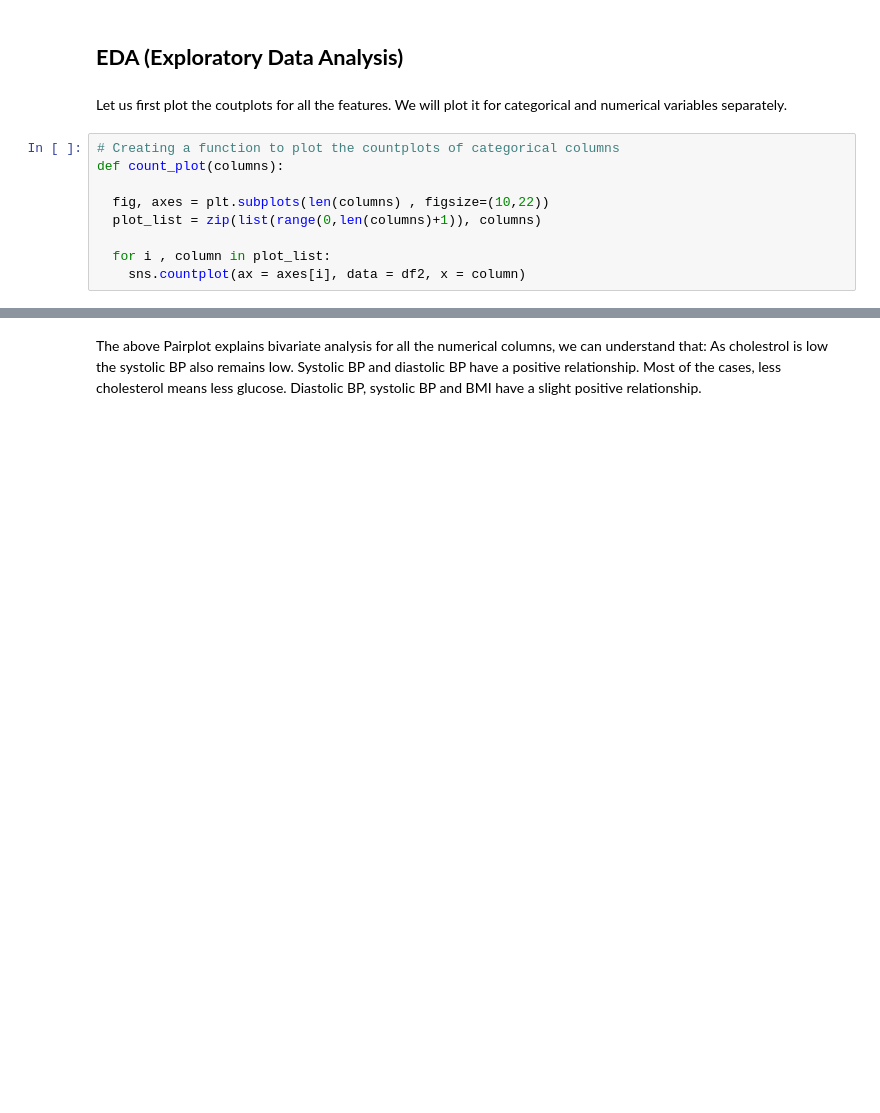
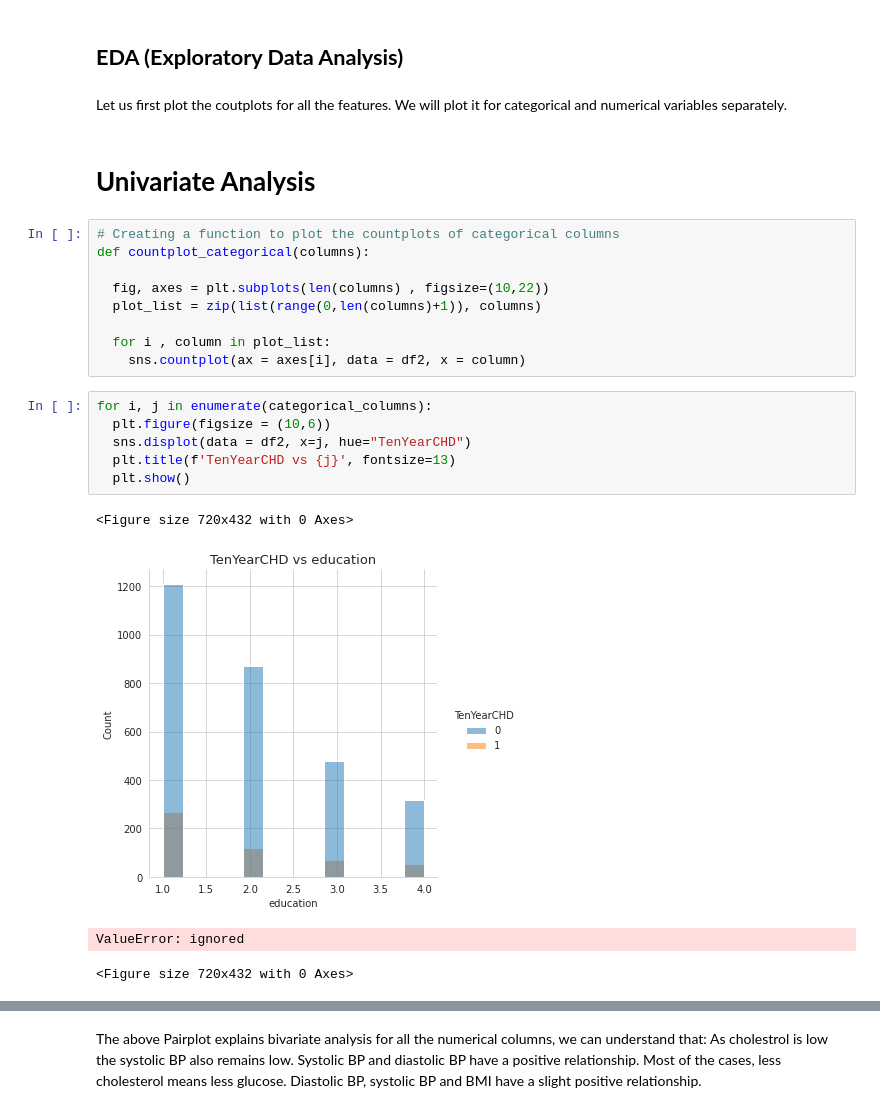
Before and after one commit to V-dit/cardiovascular-risk-prediction, a Jupyter notebook: Cardiovascular_Risk_Prediction.ipynb, the cells around one changed output, grey strips where cells are left out. Cells and saved outputs as stored; diff of their text form; blank space fills up the shorter version.

```diff
--- a/Cardiovascular_Risk_Prediction.ipynb
+++ b/Cardiovascular_Risk_Prediction.ipynb
@@ -469,13 +485,26 @@ If we decide to remove all these outliers, then a minimum of 57 entries correspo
 # %% [markdown]
 Let us first plot the coutplots for all the features.
 We will plot it for categorical and numerical variables separately.
+# %% [markdown]
+# **Univariate Analysis**
 # %%
 # Creating a function to plot the countplots of categorical columns
-def count_plot(columns):
+def countplot_categorical(columns):
 
   fig, axes = plt.subplots(len(columns) , figsize=(10,22))
   plot_list = zip(list(range(0,len(columns)+1)), columns)
 
   for i , column in plot_list:
     sns.countplot(ax = axes[i], data = df2, x = column)
+# %%
+for i, j in enumerate(categorical_columns):
+  plt.figure(figsize = (10,6))
+  sns.displot(data = df2, x=j, hue="TenYearCHD")
+  plt.title(f'TenYearCHD vs {j}', fontsize=13)
+  plt.show()
+# %% [output]
+<Figure size 720x432 with 0 Axes>
+[figure, added]
+ValueError: ignored
+<Figure size 720x432 with 0 Axes>
 # %%
```
Also changed, not shown: parts of 29 cells of this notebook.
